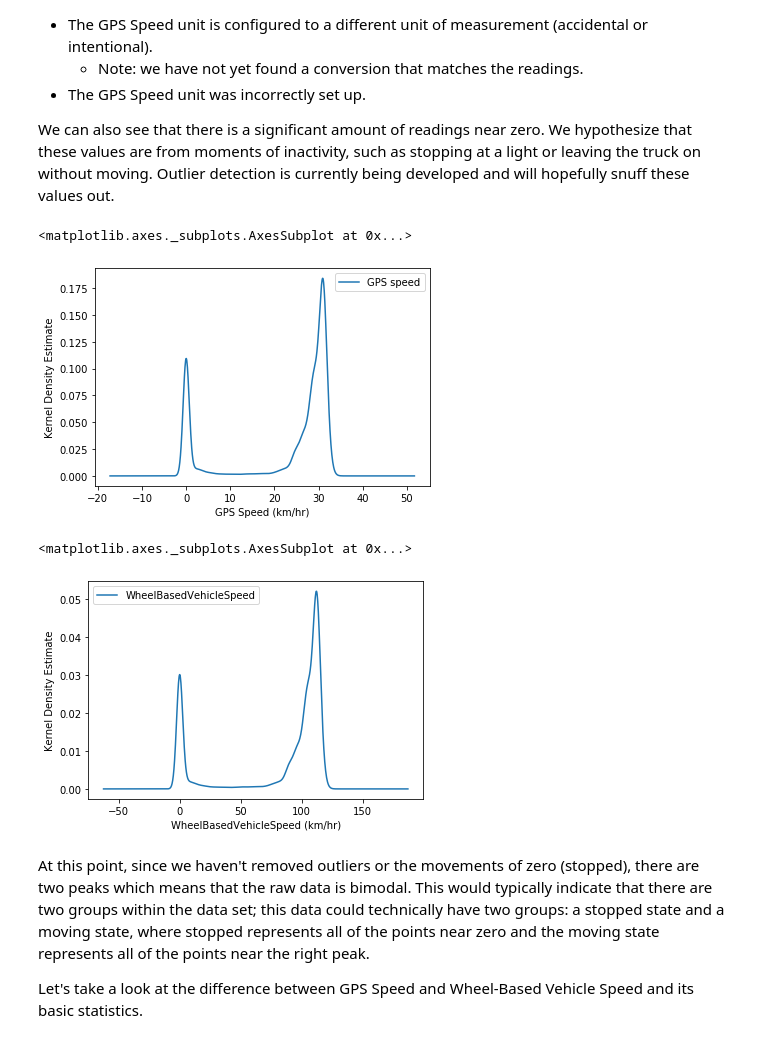
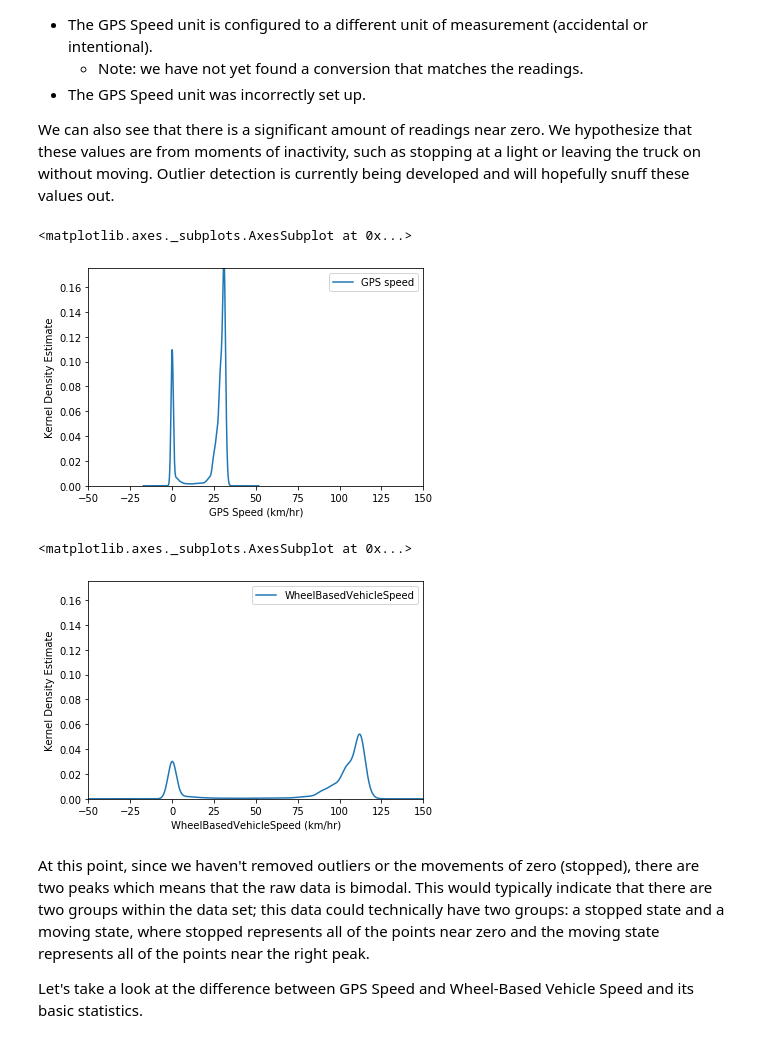
Before and after one commit to UNCG-CSE/Volvo_Truck_Analytics, a Jupyter notebook: src/Truck2GpsVsWheelBased.ipynb, the cells around one changed output. Drawn from its saved outputs; the diff is of its cells as text; code cells hidden in the pictures.

```diff
--- a/src/Truck2GpsVsWheelBased.ipynb
+++ b/src/Truck2GpsVsWheelBased.ipynb
@@ -108,21 +108,25 @@ We can also see that there is a significant amount of readings near zero. We hyp
 # %%
 gpsSpeedDist = truckTwoDf[['GPS speed']].plot.kde()
 gpsSpeedDist.set_xlabel('GPS Speed (km/hr)')
 gpsSpeedDist.set_ylabel('Kernel Density Estimate')
+gpsSpeedDist.set_xlim(-50, 150)
+gpsSpeedDist.set_ylim(0.00, 0.175)
 
 gpsSpeedDist
 # %% [output]
 <matplotlib.axes._subplots.AxesSubplot at 0x...>
-[figure, old version]
+[figure, new version]
 # %%
 wheelSpeedDist = truckTwoDf[['WheelBasedVehicleSpeed']].plot.kde()
 wheelSpeedDist.set_xlabel('WheelBasedVehicleSpeed (km/hr)')
 wheelSpeedDist.set_ylabel('Kernel Density Estimate')
+wheelSpeedDist.set_xlim(-50, 150)
+wheelSpeedDist.set_ylim(0.00, 0.175)
 
 wheelSpeedDist
 # %% [output]
 <matplotlib.axes._subplots.AxesSubplot at 0x...>
-[figure, old version]
+[figure, new version]
 # %% [markdown]
 At this point, since we haven't removed outliers or the movements of zero (stopped), there are two peaks which means that the raw data is bimodal. This would typically indicate that there are two groups within the data set; this data could technically have two groups: a stopped state and a moving state, where stopped represents all of the points near zero and the moving state represents all of the points near the right peak.
 
```
Also changed, not shown: parts of 3 cells of this notebook.
